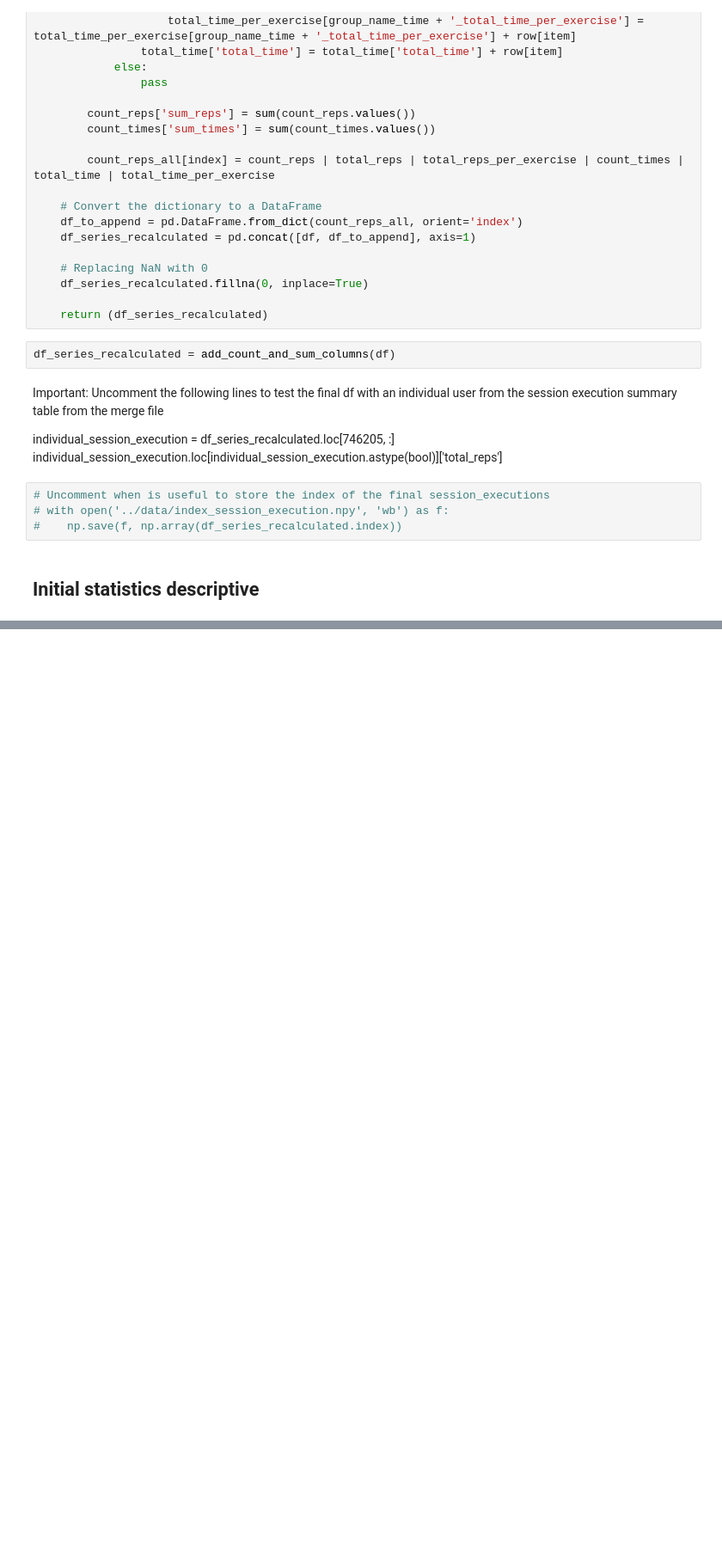
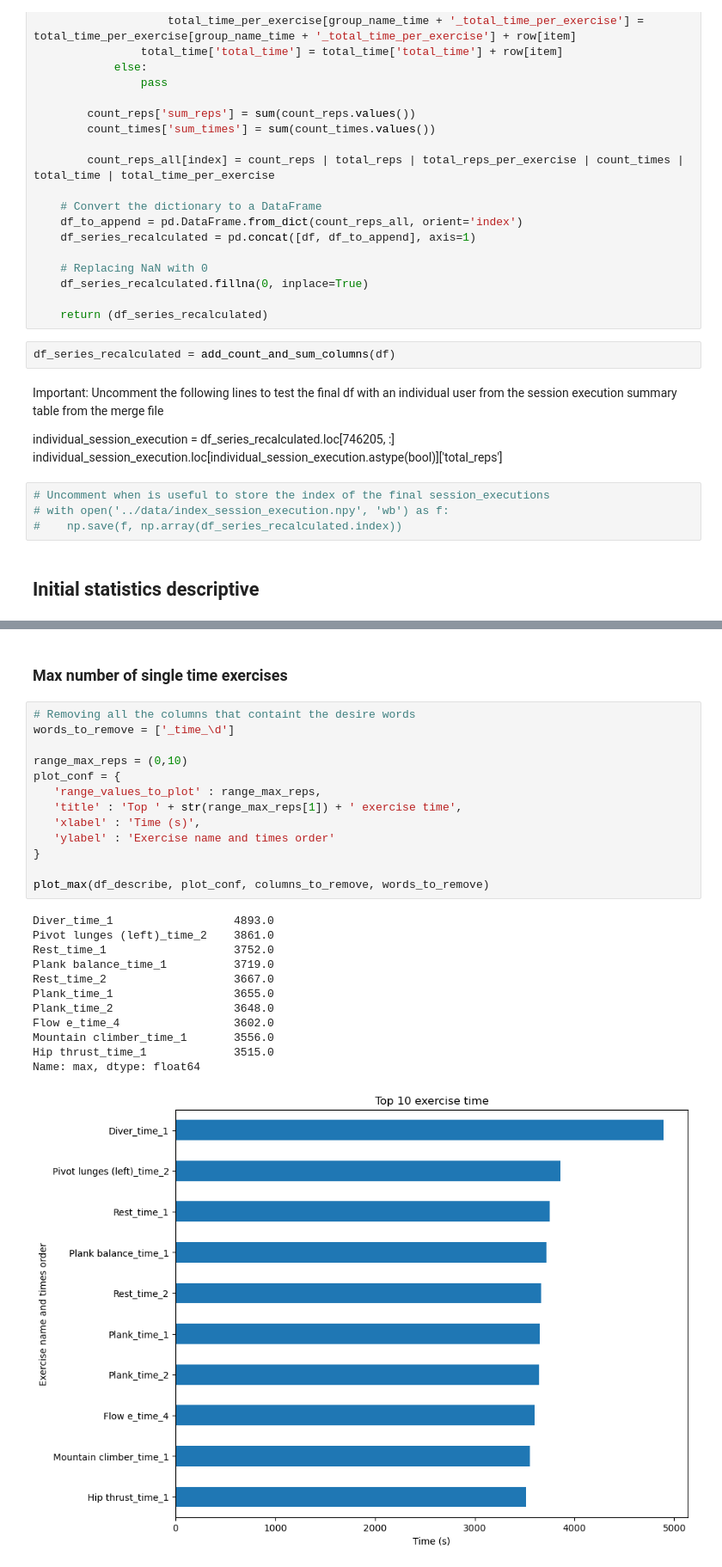
Before and after one commit to evidadeusto/mhunters, a Jupyter notebook: analysis_oscar_preprocessing/data_cleaning_dataframe_session_v0.ipynb, the cells around one changed output, grey strips where cells are left out. Shown at 86% size. Saved outputs shown, nothing was run; the diff lists cells and outputs as text; blank space fills up the shorter version.

```diff
--- a/analysis_oscar_preprocessing/data_cleaning_dataframe_session_v0.ipynb
+++ b/analysis_oscar_preprocessing/data_cleaning_dataframe_session_v0.ipynb
@@ -205,0 +288,28 @@ Name: max, Length: 3550, dtype: float64
+# %% [markdown]
+### Max number of single time exercises
+# %%
+# Removing all the columns that containt the desire words
+words_to_remove = ['_time_\d']
+
+range_max_reps = (0,10)
+plot_conf = {
+   'range_values_to_plot' : range_max_reps,
+   'title' : 'Top ' + str(range_max_reps[1]) + ' exercise time',
+   'xlabel' : 'Time (s)',
+   'ylabel' : 'Exercise name and times order'
+}
+
+plot_max(df_describe, plot_conf, columns_to_remove, words_to_remove)
+# %% [output]
+Diver_time_1                  4893.0
+Pivot lunges (left)_time_2    3861.0
+Rest_time_1                   3752.0
+Plank balance_time_1          3719.0
+Rest_time_2                   3667.0
+Plank_time_1                  3655.0
+Plank_time_2                  3648.0
+Flow e_time_4                 3602.0
+Mountain climber_time_1       3556.0
+Hip thrust_time_1             3515.0
+Name: max, dtype: float64
+[figure, added]
```
Also changed, not shown: parts of 24 cells of this notebook, 1 other file.
